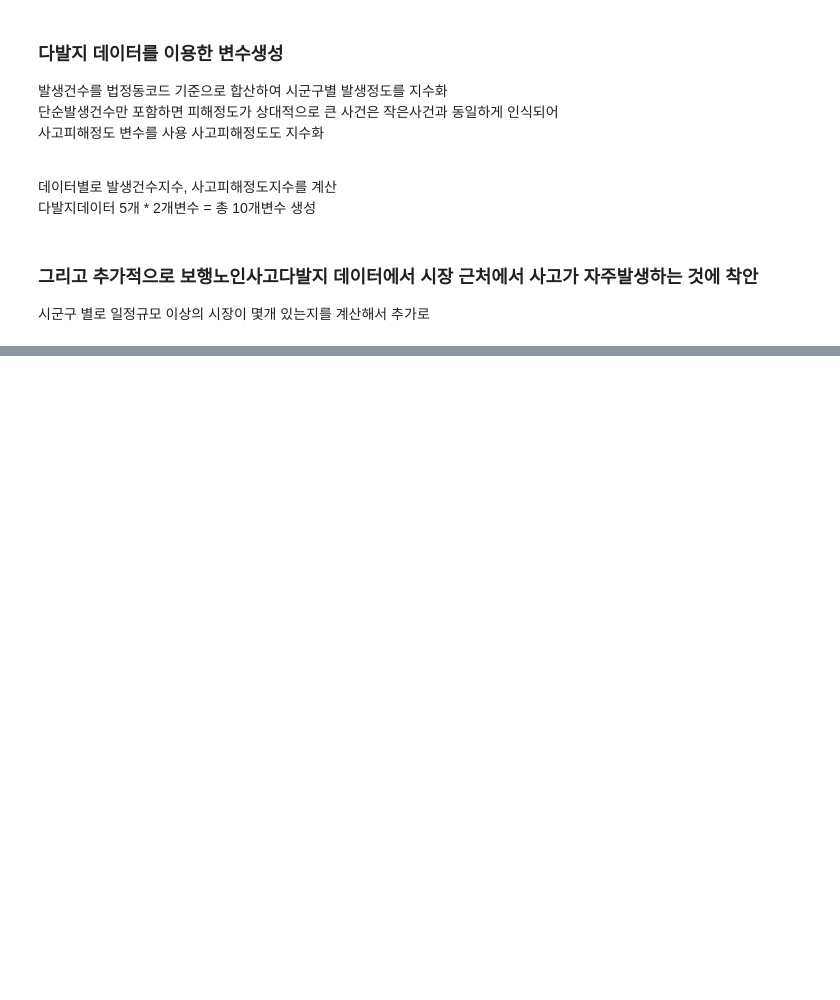
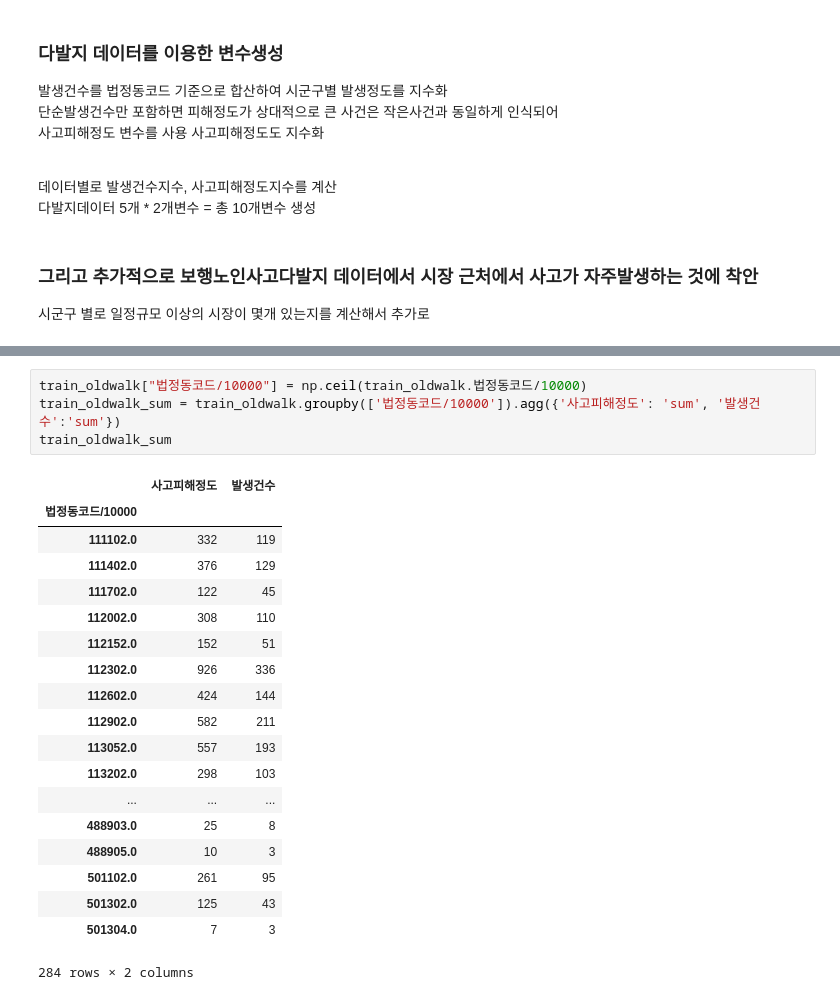
Before and after one commit to parksunwoo/dbs_zero2all, a Jupyter notebook: 9th_week/maps_modeling.ipynb, the cells around one changed output, grey strips where cells are left out. Drawn from its saved outputs; the diff is of its cells as text; blank space fills up the shorter version.

```diff
--- a/9th_week/maps_modeling.ipynb
+++ b/9th_week/maps_modeling.ipynb
@@ -328,0 +352,24 @@ train_jaywalk.head(5)
+# %%
+train_oldwalk["법정동코드/10000"] = np.ceil(train_oldwalk.법정동코드/10000)
+train_oldwalk_sum = train_oldwalk.groupby(['법정동코드/10000']).agg({'사고피해정도': 'sum', '발생건수':'sum'})
+train_oldwalk_sum
+# %% [output]
+|  | 사고피해정도 | 발생건수 |
+| 법정동코드/10000 |  |  |
+| 111102.0 | 332 | 119 |
+| 111402.0 | 376 | 129 |
+| 111702.0 | 122 | 45 |
+| 112002.0 | 308 | 110 |
+| 112152.0 | 152 | 51 |
+| 112302.0 | 926 | 336 |
+| 112602.0 | 424 | 144 |
+| 112902.0 | 582 | 211 |
+| 113052.0 | 557 | 193 |
+| 113202.0 | 298 | 103 |
+| ... | ... | ... |
+| 488903.0 | 25 | 8 |
+| 488905.0 | 10 | 3 |
+| 501102.0 | 261 | 95 |
+| 501302.0 | 125 | 43 |
+| 501304.0 | 7 | 3 |
+284 rows × 2 columns
```
Also changed, not shown: parts of 9 cells of this notebook.
